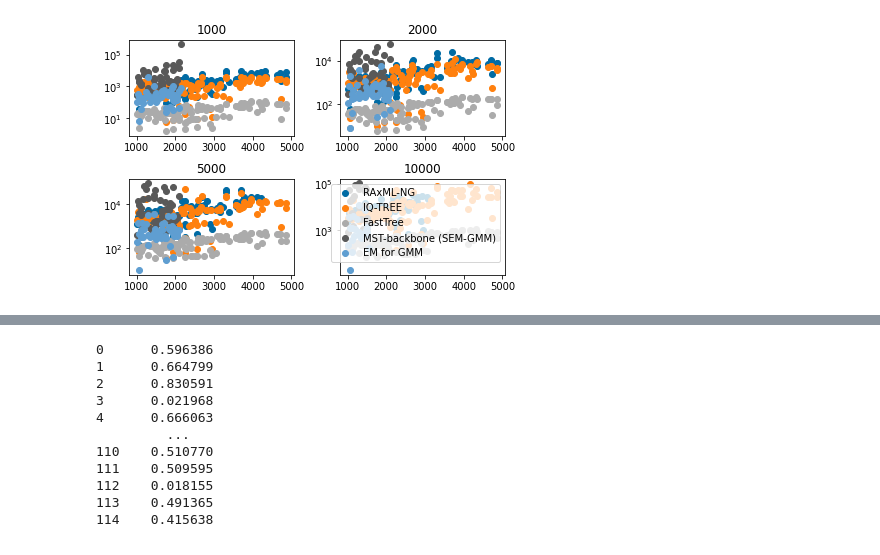
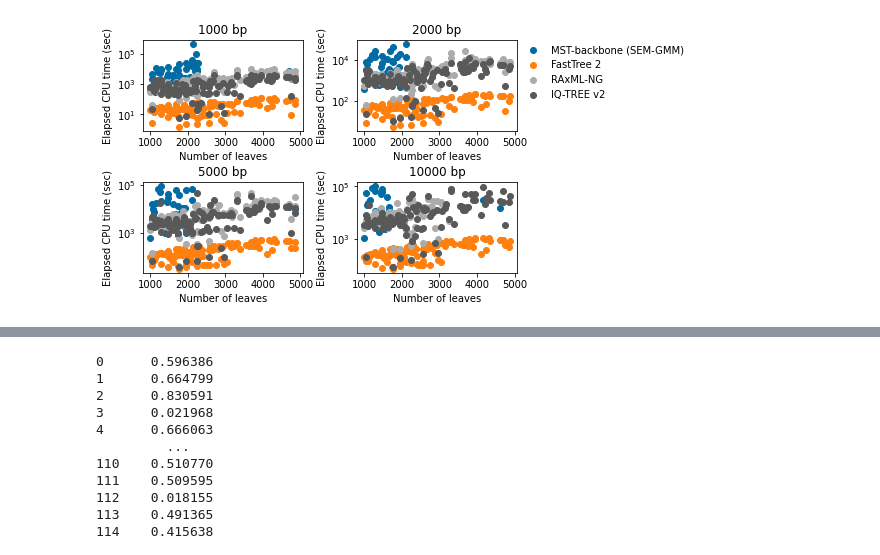
Before and after one commit to prabhavk/mst-backbone-repo, a Jupyter notebook: simulation_results.ipynb, the cells around one changed output, grey strips where cells are left out. Saved outputs shown, nothing was run; the diff lists cells and outputs as text; code cells hidden in the pictures.

Commit message:
updates runtimes on grove

```diff
--- a/simulation_results.ipynb
+++ b/simulation_results.ipynb
@@ -149,6 +200,6 @@ for method in method_list:
 # %%
 # Store run times
-method_list = ['fasttree','iqtree','mstbackbone_unrooted','mstbackbone_rooted','raxmlng']
+method_list = ['fasttree','iqtree','mstbackbone','raxmlng']
 
 def Get_run_time(method,exp_id):
     # print(method, exp_id)
@@ -159,18 +210,12 @@ def Get_run_time(method,exp_id):
         for line in log_file:
             if line.startswith('Elapsed time:'):
                 runTime = float(line.strip().split('Elapsed time:')[1].split(' seconds')[0])
-    elif method == "mstbackbone_unrooted":
+    elif method == "mstbackbone":
         log_file_name = data_path + 'grove_exp/' + exp_id + '/' + exp_id + '.mstbackbone_log'
         log_file = open(log_file_name,"r")
         for line in log_file:
-            if line.startswith('CPU time used for computing global unrooted phylogenetic tree T is '):
-                runTime = float(line.split('CPU time used for computing global unrooted phylogenetic tree T is ')[1].split(' second(s)')[0])
-    elif method == "mstbackbone_rooted":
-        log_file_name = data_path + 'grove_exp/' + exp_id + '/' + exp_id + '.mstbackbone_log'
-        log_file = open(log_file_name,"r")
-        for line in log_file:
-            if line.startswith('CPU time used for rooting T using restriced SEM is '):
-                runTime = float(line.split('CPU time used for rooting T using restriced SEM is ')[1].split(' second(s)')[0])
+            if line.startswith('Total CPU time used is '):
+                runTime = float(line.split('Total CPU time used is ')[1].split(' second(s)')[0])
     elif method == "fasttree":
         log_file_name = data_path + 'grove_exp/' + exp_id + '/sequences_' + exp_id + '.fas.fasttree_errlog'
         log_file = open(log_file_name,"r")
@@ -198,7 +243,10 @@ for seq_len in seqlen_list:
         num_leaves_seq_len_method[seq_len][method] = []
         tree_id_seq_len_method[seq_len][method] = []
 
+
+method_list = ['fasttree','iqtree','mstbackbone','raxmlng']
 num_leaves_list = []
+seqlen_list = [1000,2000,5000,10000]
 results_path = projectPath + "results/"
 run_time_grove_file = open(results_path + "run_time_grove","w")
 run_time_grove_file.write('run_time, seq_len, num_leaves, method, tree_id\n')
@@ -231,44 +279,56 @@ from math import log
 
 fig, ax = plt.subplots(2,2)
 i = 0
-seq_len = 1000
+seq_len = 2000
 
 # method_list = ['fasttree', 'mstbackbone']
-method_list = ['raxmlng','iqtree','fasttree','mstbackbone_unrooted','mstbackbone_rooted']
+# method_list = ['raxmlng','iqtree','fasttree','mstbackbone']
+method_list = ['mstbackbone','fasttree','raxmlng','iqtree']
 for method in method_list:
     for seq_len in seqlen_list:
         # if method == 'fasttree':
         if seq_len == 1000:
             # ax_fast.subplot(2, 2, i)
             ax[0, 0].scatter(num_leaves_seq_len_method[seq_len][method],run_times_seq_len_method[seq_len][method],label=method)
-            ax[0, 0].set_title(seq_len)
+            ax[0, 0].set_title(str(seq_len) + " bp")
+            ax[0, 0].set_xlabel("Number of leaves")
+            ax[0, 0].set_ylabel("Elapsed CPU time (sec)")
             # ax[0, 0].set_xscale("log")
             ax[0, 0].set_yscale("log")
         # elif method == 'mstbackbone':
         elif seq_len == 2000:
             # ax_mstbackbone.subplot(2, 2, i)
             ax[0, 1].scatter(num_leaves_seq_len_method[seq_len][method],run_times_seq_len_method[seq_len][method],label=method)
-            ax[0, 1].set_title(seq_len)
+            ax[0, 1].set_title(str(seq_len) + " bp")
+            ax[0, 1].set_xlabel("Number of leaves")
+            ax[0, 1].set_ylabel("Elapsed CPU time (sec)")
             # ax[0, 1].set_xscale("log")
             ax[0, 1].set_yscale("log")
         # elif method == 'raxmlng':
         elif seq_len == 5000:
             # ax_raxml.subplot(2, 2, i)
             ax[1, 0].scatter(num_leaves_seq_len_method[seq_len][method],run_times_seq_len_method[seq_len][method],label=method)
-            ax[1, 0].set_title(seq_len)
+            ax[1, 0].set_title(str(seq_len) + " bp")
+            ax[1, 0].set_xlabel("Number of leaves")
+            ax[1, 0].set_ylabel("Elapsed CPU time (sec)")
             # ax[1, 0].set_xscale("log")
             ax[1, 0].set_yscale("log")
         # elif method == 'iqtree':
         elif seq_len == 10000:
             # ax_iqtree.plot(2, 2, i)
             ax[1, 1].scatter(num_leaves_seq_len_method[seq_len][method],run_times_seq_len_method[seq_len][method],label=method)
-            ax[1, 1].set_title(seq_len)
+            ax[1, 1].set_title(str(seq_len) + " bp")
+            ax[1, 1].set_xlabel("Number of leaves")
+            ax[1, 1].set_ylabel("Elapsed CPU time (sec)")
             # ax[1, 1].set_xscale("log")
             ax[1, 1].set_yscale("log")
 # ax.set_yscale("log")
-fig.tight_layout(pad=1.0)
-plt.legend(['RAxML-NG', 'IQ-TREE', 'FastTree','MST-backbone (SEM-GMM)','EM for GMM'], loc ="upper right")
-plt.show()
+fig.tight_layout(pad=0.4)
+# plt.legend(['RAxML-NG', 'IQ-TREE', 'FastTree','MST-backbone (SEM-GMM)'], bbox_to_anchor=(2.15,1.8), loc ="lower right")
+plt.legend(['MST-backbone (SEM-GMM)','FastTree 2','RAxML-NG', 'IQ-TREE v2'], bbox_to_anchor=(2.1,1.8), loc ="lower right", frameon=False)
+# plt.legend(['RAxML-NG', 'IQ-TREE', 'FastTree','MST-backbone (SEM-GMM)'], bbox_to_anchor=(1,-1), loc ="lower right")
+plt.savefig(results_path+"grove_scalability.png")
 # plt.show()
+# plt.show()
 # %% [output]
-[figure, old version]
+[figure, new version]
```
Also changed, not shown: parts of 6 cells of this notebook, 5 other files.
